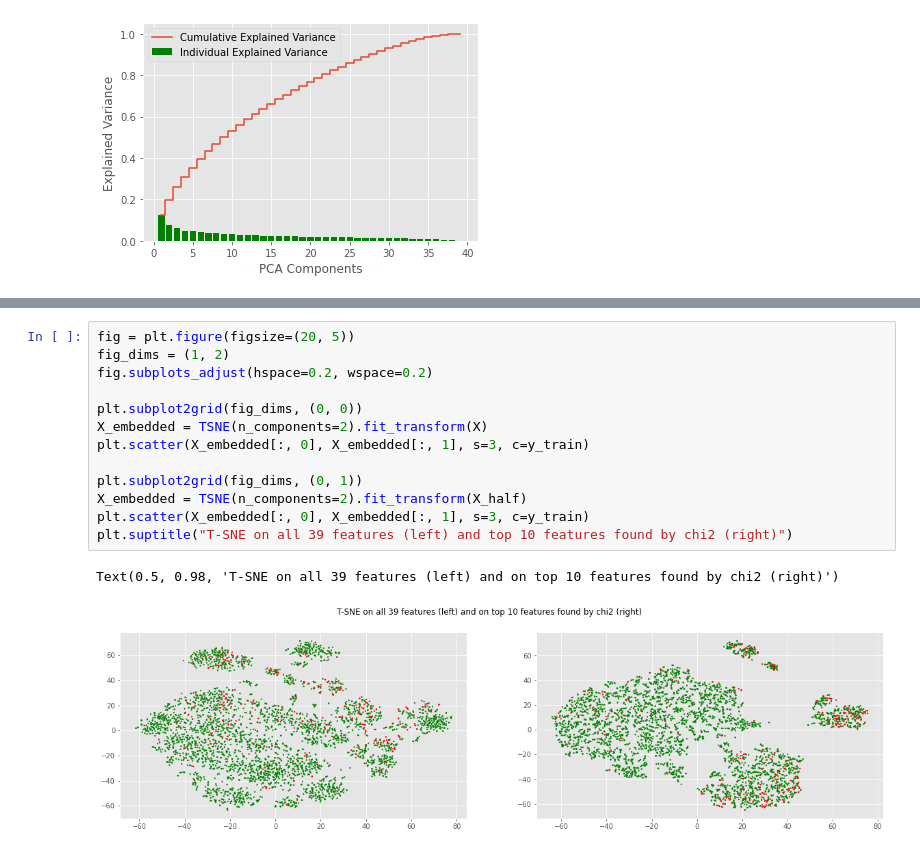
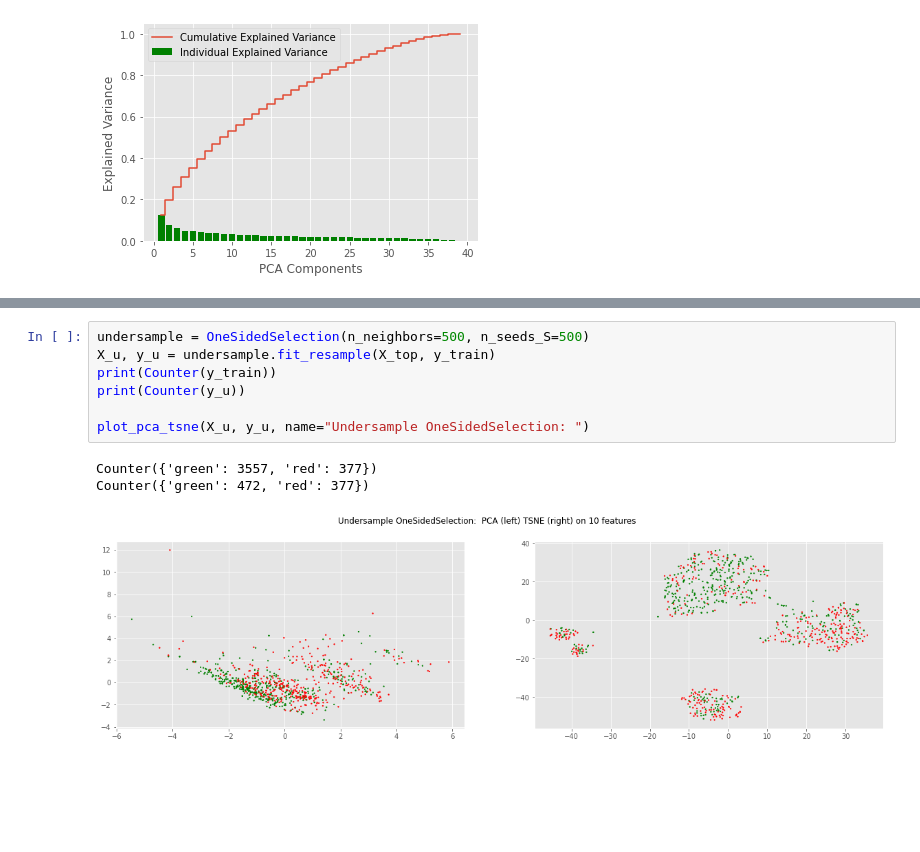
Before and after one commit to orientino/ml4cad, a Jupyter notebook: data_cluster.ipynb, the cells around one changed output, grey strips where cells are left out. Cells and saved outputs as stored; diff of their text form; blank space fills up the shorter version.

```diff
--- a/data_cluster.ipynb
+++ b/data_cluster.ipynb
@@ -99,16 +108,11 @@ Text(0.5, 0.98, 'PCA on all 39 features (left) and on top 10 features found by c
-# %%
-fig = plt.figure(figsize=(20, 5))
-fig_dims = (1, 2)
-fig.subplots_adjust(hspace=0.2, wspace=0.2)
-
-plt.subplot2grid(fig_dims, (0, 0))
-X_embedded = TSNE(n_components=2).fit_transform(X)
-plt.scatter(X_embedded[:, 0], X_embedded[:, 1], s=3, c=y_train)
-
-plt.subplot2grid(fig_dims, (0, 1))
-X_embedded = TSNE(n_components=2).fit_transform(X_half)
-plt.scatter(X_embedded[:, 0], X_embedded[:, 1], s=3, c=y_train)
-plt.suptitle("T-SNE on all 39 features (left) and top 10 features found by chi2 (right)")
-# %% [output]
-Text(0.5, 0.98, 'T-SNE on all 39 features (left) and on top 10 features found by chi2 (right)')
-[figure, removed]
+# %%
+undersample = OneSidedSelection(n_neighbors=500, n_seeds_S=500)
+X_u, y_u = undersample.fit_resample(X_top, y_train)
+print(Counter(y_train))
+print(Counter(y_u))
+
+plot_pca_tsne(X_u, y_u, name="Undersample OneSidedSelection: ")
+# %% [output]
+Counter({'green': 3557, 'red': 377})
+Counter({'green': 472, 'red': 377})
+[figure, added]
```
Also changed, not shown: parts of 4 cells of this notebook, 20 other files.
